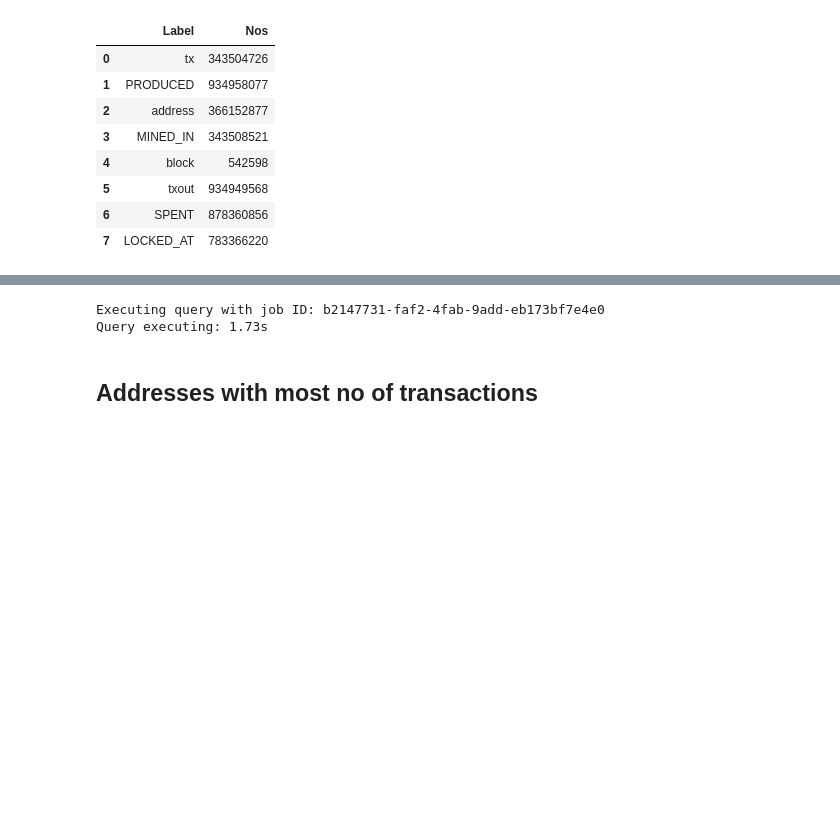
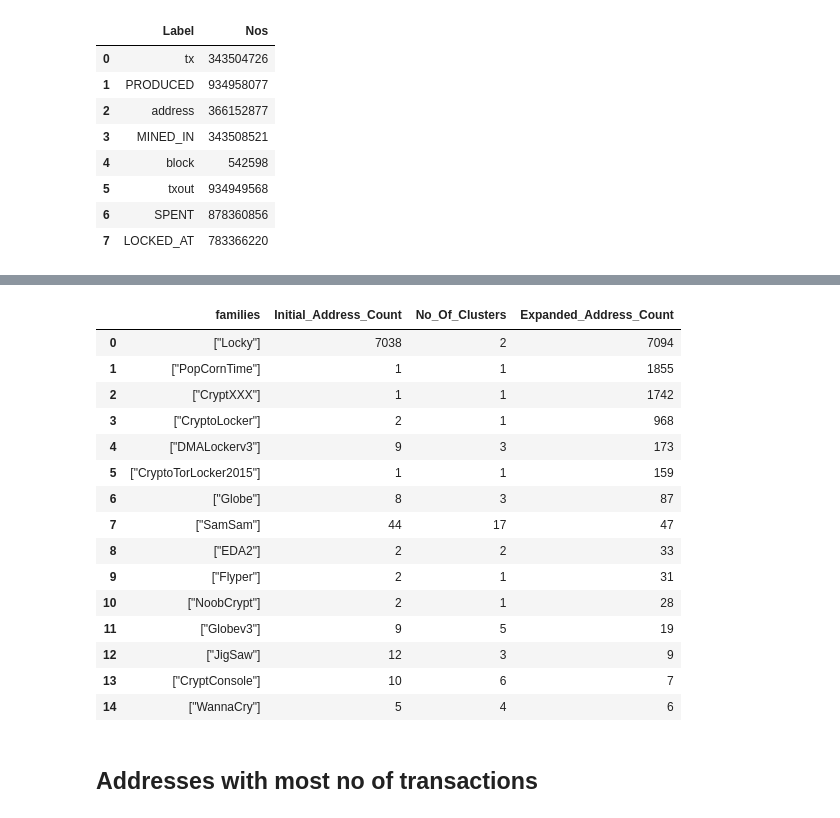
Before and after one commit to chinkitp/bitcoin-analytics, a Jupyter notebook: src/Bitcoin-Analytics-Getting-Started.ipynb, the cells around one changed output, grey strips where cells are left out. Cells and saved outputs as stored; diff of their text form; code cells hidden in the pictures; blank space fills up the shorter version.

Commit message:
Cluster Distribution

```diff
--- a/src/Bitcoin-Analytics-Getting-Started.ipynb
+++ b/src/Bitcoin-Analytics-Getting-Started.ipynb
@@ -19,36 +47,50 @@ FROM `bitcoin-graph-212514.bitcoin.stats_graph_count`
 SELECT
   b.families,
   a.seed_address AS Initial_Address_Count,
   b.No_Of_Clusters,
   b.size AS Expanded_Address_Count
 FROM (
   SELECT
     FORMAT("[%T]",family) families,
     COUNT(*) seed_address
   FROM
     `bitcoin-graph-212514.bitcoin.ransomware_seed_addresses`
   GROUP BY
     family)a
 INNER JOIN (
   SELECT
     families,
     COUNT(*) No_Of_Clusters,
     SUM(size) Size
   FROM
     `bitcoin-graph-212514.bitcoin.stats_ransomware_address_expansion`
   WHERE
     families != '["Unknown"]'
   GROUP BY
     families )b
 ON
   a.families = b.families
 ORDER BY
   b.size DESC
 LIMIT
-  10
+  15
 # %% [output]
-Executing query with job ID: b2147731-faf2-4fab-9add-eb173bf7e4e0
-Query executing: 1.73s
+|  | families | Initial_Address_Count | No_Of_Clusters | Expanded_Address_Count |
+| 0 | ["Locky"] | 7038 | 2 | 7094 |
+| 1 | ["PopCornTime"] | 1 | 1 | 1855 |
+| 2 | ["CryptXXX"] | 1 | 1 | 1742 |
+| 3 | ["CryptoLocker"] | 2 | 1 | 968 |
+| 4 | ["DMALockerv3"] | 9 | 3 | 173 |
+| 5 | ["CryptoTorLocker2015"] | 1 | 1 | 159 |
+| 6 | ["Globe"] | 8 | 3 | 87 |
+| 7 | ["SamSam"] | 44 | 17 | 47 |
+| 8 | ["EDA2"] | 2 | 2 | 33 |
+| 9 | ["Flyper"] | 2 | 1 | 31 |
+| 10 | ["NoobCrypt"] | 2 | 1 | 28 |
+| 11 | ["Globev3"] | 9 | 5 | 19 |
+| 12 | ["JigSaw"] | 12 | 3 | 9 |
+| 13 | ["CryptConsole"] | 10 | 6 | 7 |
+| 14 | ["WannaCry"] | 5 | 4 | 6 |
 # %% [markdown]
 ## Addresses with most no of transactions
 # %%
```
Also changed, not shown: parts of 2 cells of this notebook.
